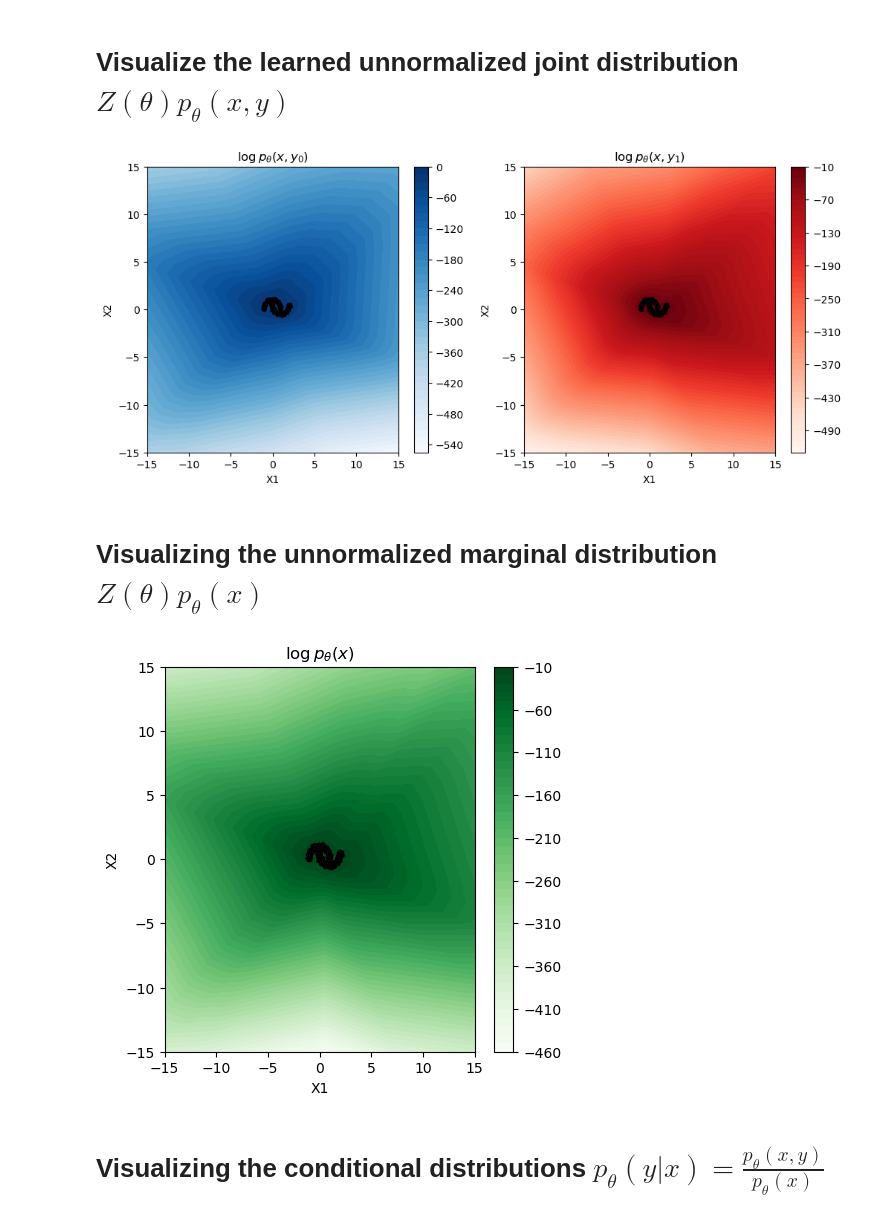
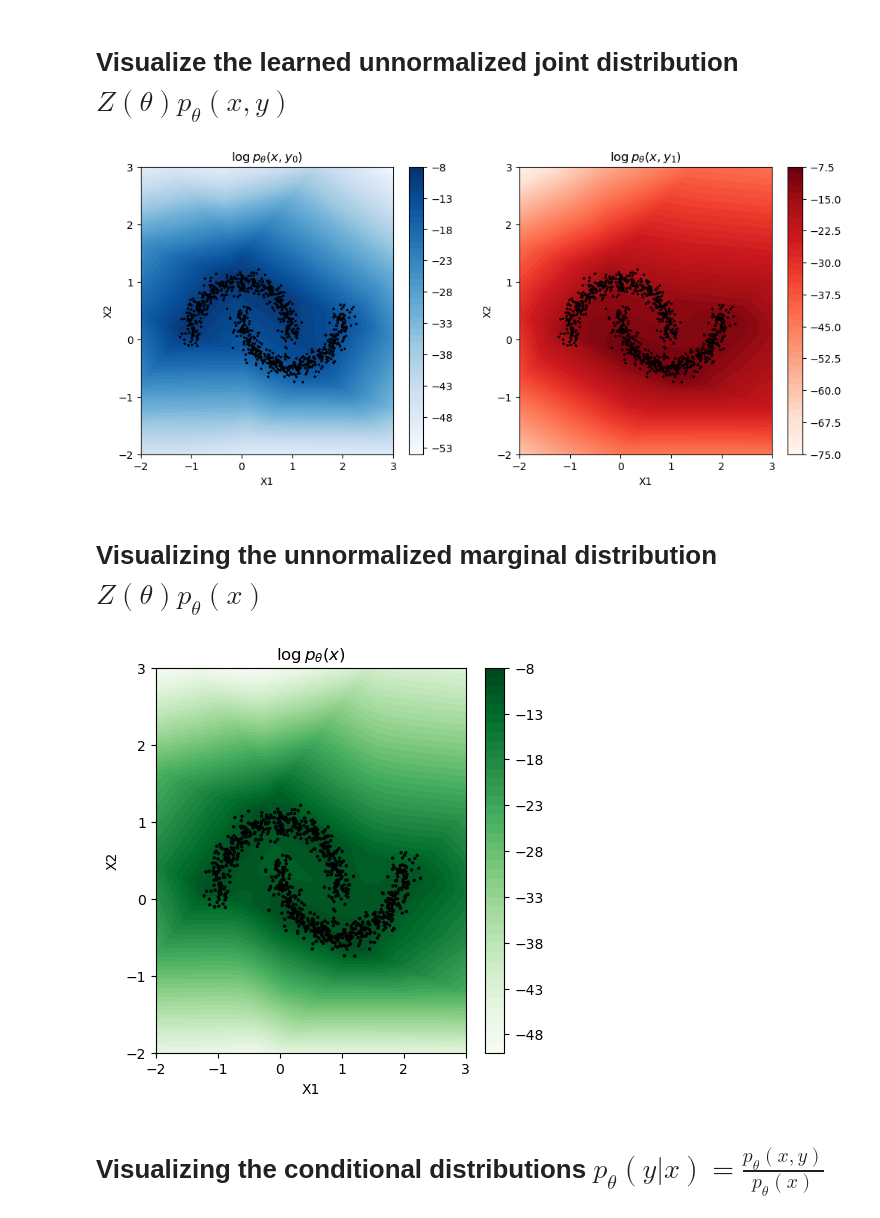
Before and after one commit to simonschindler/JEM, a Jupyter notebook: GenAI_ReadingGroup/code/JEM.ipynb, the cells around one changed output. Drawn from its saved outputs; the diff is of its cells as text; code cells hidden in the pictures.

```diff
--- a/GenAI_ReadingGroup/code/JEM.ipynb
+++ b/GenAI_ReadingGroup/code/JEM.ipynb
@@ -273,7 +273,7 @@ plt.show()
 # %% [markdown]
 # Visualize the learned unnormalized joint distribution $Z(\theta) p_\theta(x,y)$
 # %%
-xlims = np.array([[-15,15],[-15,15]])
+xlims = np.array([[-2,3],[-2,2]])
 npoints = 1000
 
 X = t.meshgrid(t.linspace(xlims[0,0],xlims[0,1],npoints),t.linspace(xlims[0,0],xlims[0,1],npoints))
@@ -295,33 +295,33 @@ for i in range(2):
     ax[i].set_ylabel("X2")
 plt.show()
 # %% [output]
-[figure, old version]
+[figure, new version]
 # %% [markdown]
 # Visualizing the unnormalized marginal distribution $Z(\theta)p_\theta(x)$
 # %%
-xlims = np.array([[-15,15],[-15,15]])
+xlims = np.array([[-2,3],[-2,2]])
 npoints = 1000
 
 X = t.meshgrid(t.linspace(xlims[0,0],xlims[0,1],npoints),t.linspace(xlims[0,0],xlims[0,1],npoints))
 grid = t.stack([X[0].reshape(-1), X[1].reshape(-1)], dim=1).to(device)
 with t.no_grad():
     logits = jem(grid)
     log_probs = t.logsumexp(logits,axis=-1)
 log_p_x = log_probs.cpu().reshape(npoints,npoints)
 
 fig, ax = plt.subplots(1, 1, figsize=(5, 5))
 titles = [r"$\log p_\theta(x)$"]
 cmaps = ['Greens']
 for i in range(1):
     cs = ax.contourf(X[0], X[1], log_p_x[:,:], levels=50, cmap=cmaps[i])
     fig.colorbar(cs, ax=ax)
     ax.scatter(moonsDS.X[:,0], moonsDS.X[:,1], c=moonsDS.y, edgecolor='k', s=2, cmap='coolwarm', alpha=1)
     ax.set_title(titles[i])
     ax.set_xlabel("X1")
     ax.set_ylabel("X2")
 plt.show()
 # %% [output]
-[figure, old version]
+[figure, new version]
 # %% [markdown]
 
 # Visualizing the conditional distributions $p_\theta(y|x) = \frac{p_\theta(x,y)}{p_\theta(x)}$
```
Also changed, not shown: parts of 7 cells of this notebook, 2 other files.
